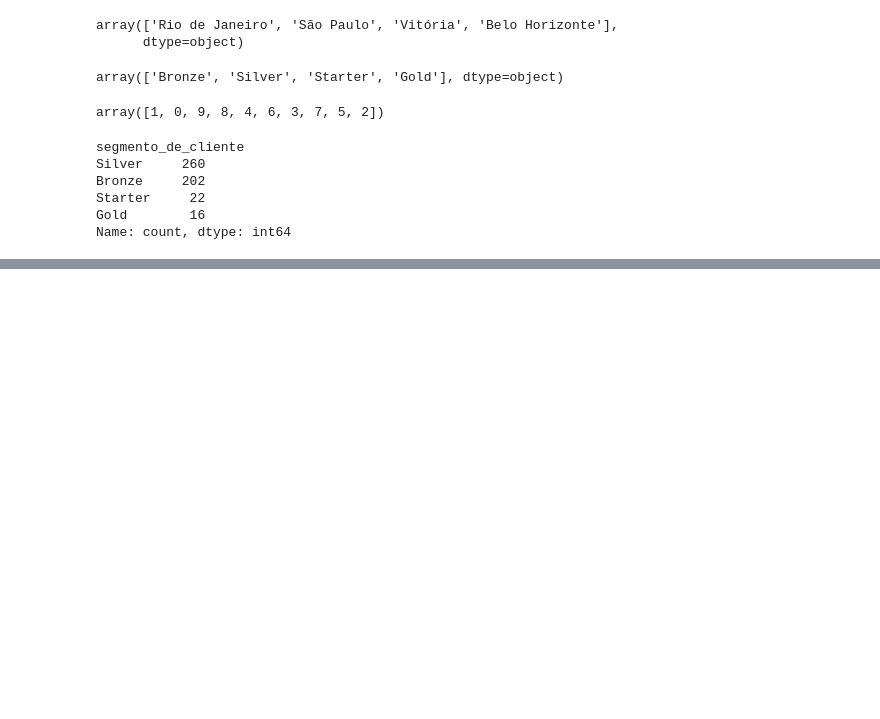
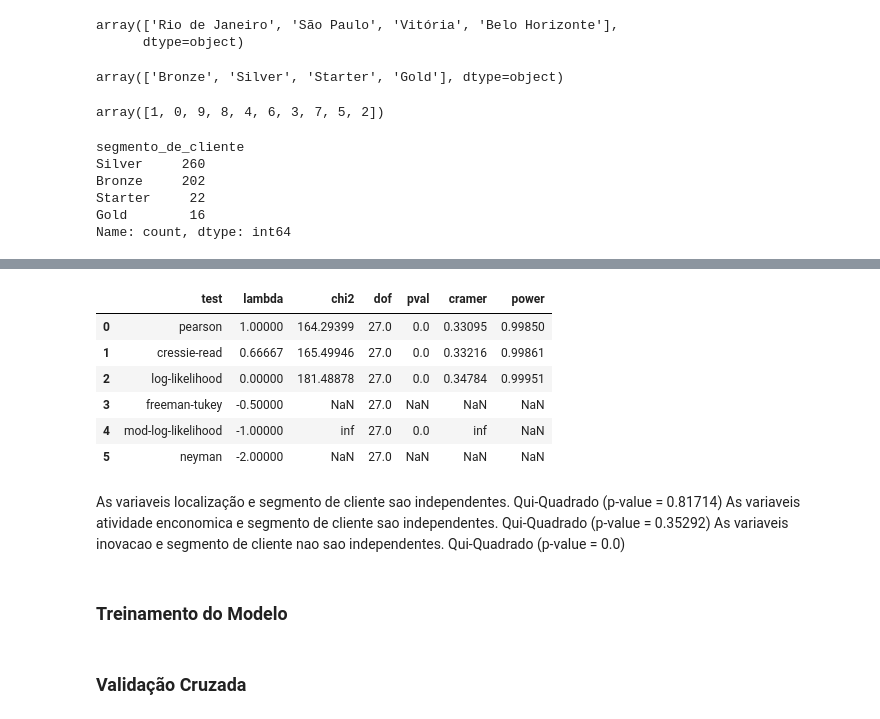
Before and after one commit to lilkirito22/aprendizado_machine_learning, a Jupyter notebook: Classificação-Arvore-Decisao/classificacao_segmento_empresa.ipynb, the cells around one changed output, grey strips where cells are left out. Drawn from its saved outputs; the diff is of its cells as text; code cells hidden in the pictures; blank space fills up the shorter version.

```diff
--- a/Classificação-Arvore-Decisao/classificacao_segmento_empresa.ipynb
+++ b/Classificação-Arvore-Decisao/classificacao_segmento_empresa.ipynb
@@ -140,0 +197,17 @@ px.histogram(df_segmento, x='idade')
+# %%
+# Estatisticas
+estatisticas.round(5)
+# %% [output]
+|  | test | lambda | chi2 | dof | pval | cramer | power |
+| 0 | pearson | 1.00000 | 164.29399 | 27.0 | 0.0 | 0.33095 | 0.99850 |
+| 1 | cressie-read | 0.66667 | 165.49946 | 27.0 | 0.0 | 0.33216 | 0.99861 |
+| 2 | log-likelihood | 0.00000 | 181.48878 | 27.0 | 0.0 | 0.34784 | 0.99951 |
+| 3 | freeman-tukey | -0.50000 | NaN | 27.0 | NaN | NaN | NaN |
+| 4 | mod-log-likelihood | -1.00000 | inf | 27.0 | 0.0 | inf | NaN |
+| 5 | neyman | -2.00000 | NaN | 27.0 | NaN | NaN | NaN |
+# %% [markdown]
+As variaveis localização e segmento de cliente sao independentes. Qui-Quadrado (p-value = 0.81714)
+As variaveis atividade enconomica e segmento de cliente sao independentes. Qui-Quadrado (p-value = 0.35292)
+As variaveis inovacao e segmento de cliente nao sao independentes. Qui-Quadrado (p-value = 0.0)
+# %% [markdown]
+### Treinamento do Modelo
@@ -140,0 +244,2 @@ px.histogram(df_segmento, x='idade')
+# %% [markdown]
+### Validação Cruzada
```
Also changed, not shown: parts of 16 cells of this notebook.
